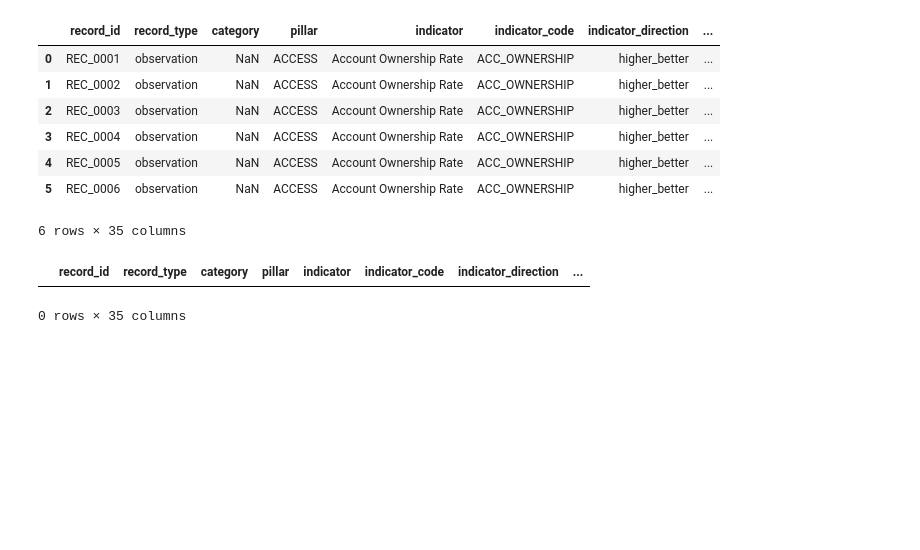
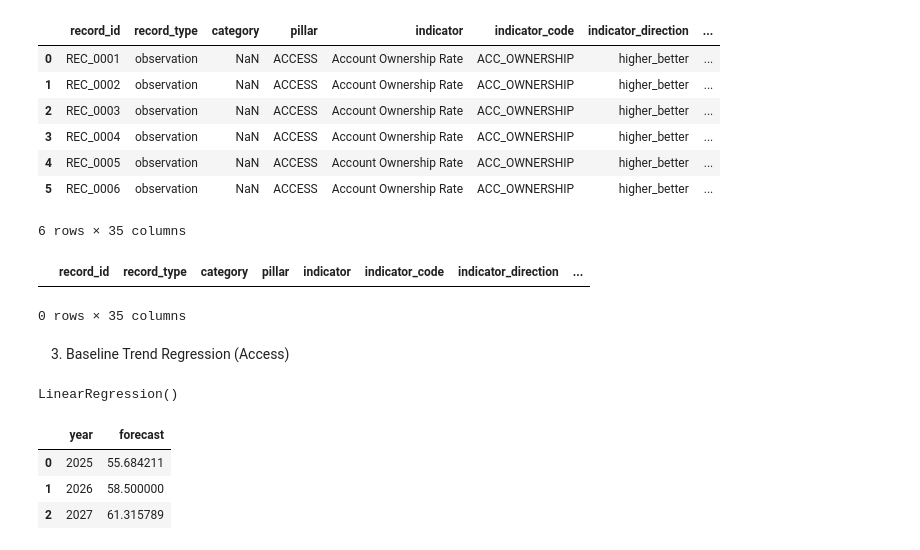
Before and after one commit to Lalisecf/ethiopia-fi-forecast-week11, a Jupyter notebook: notebooks/task4_forecasting.ipynb, the cells around one changed output. Saved outputs shown, nothing was run; the diff lists cells and outputs as text; code cells hidden in the pictures; blank space fills up the shorter version.

Commit message:
task4: build baseline access trend model

```diff
--- a/notebooks/task4_forecasting.ipynb
+++ b/notebooks/task4_forecasting.ipynb
@@ -65,3 +65,33 @@ usage
 # %% [output]
 |  | record_id | record_type | category | pillar | indicator | indicator_code | indicator_direction | ... |
 0 rows × 35 columns
+# %% [markdown]
+3. Baseline Trend Regression (Access)
+# %%
+#Model
+X = access[["year"]]
+
+y = access["value_numeric"]
+
+model_access = LinearRegression()
+
+model_access.fit(X,y)
+# %% [output]
+LinearRegression()
+# %%
+#Predict
+future = pd.DataFrame({
+
+"year":[2025,2026,2027]
+
+})
+
+future["forecast"] = model_access.predict(future)
+# %%
+#Display
+future
+# %% [output]
+|  | year | forecast |
+| 0 | 2025 | 55.684211 |
+| 1 | 2026 | 58.500000 |
+| 2 | 2027 | 61.315789 |
```
